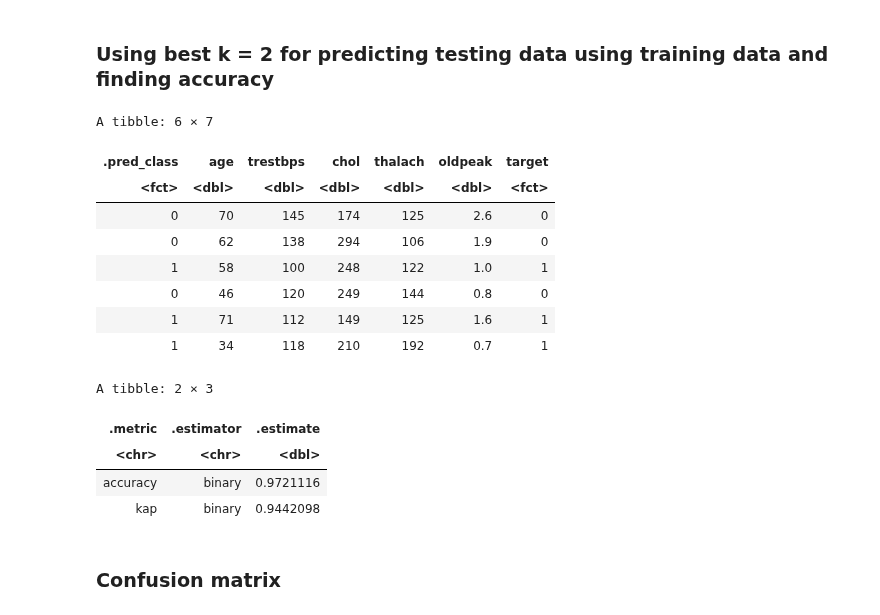
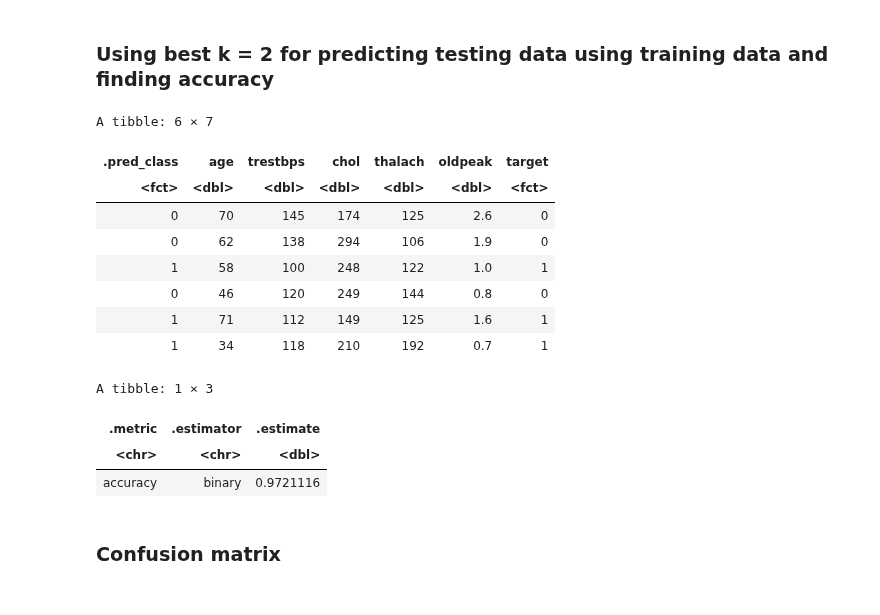
Before and after one commit to carriexu26/DSCI-Group-Project, a Jupyter notebook: heart_disease.ipynb, the cells around one changed output. Drawn from its saved outputs; the diff is of its cells as text; code cells hidden in the pictures.

```diff
--- a/heart_disease.ipynb
+++ b/heart_disease.ipynb
@@ -176,34 +176,34 @@ accuracy_versus_k
 # %%
 heart1_spec <- nearest_neighbor(weight_func = "rectangular", neighbors = 2) |>
        set_engine("kknn") |>
        set_mode("classification")
 
 heart1_fit <- workflow() |>
        add_recipe(heart_recipe) |>
        add_model(heart1_spec) |>
        fit(data = heart_train)
 heart_predictions <- predict(heart1_fit , heart_test) |>
        bind_cols(heart_test)
 
 heart_metrics <- heart_predictions |>
          metrics(truth = target, estimate = .pred_class)
 head(heart_predictions)
-heart_metrics
+accuracy <- heart_metrics |> filter(.metric == "accuracy")
+accuracy
 # %% [output]
 A tibble: 6 × 7
 | .pred_class | age | trestbps | chol | thalach | oldpeak | target |
 | <fct> | <dbl> | <dbl> | <dbl> | <dbl> | <dbl> | <fct> |
 | 0 | 70 | 145 | 174 | 125 | 2.6 | 0 |
 | 0 | 62 | 138 | 294 | 106 | 1.9 | 0 |
 | 1 | 58 | 100 | 248 | 122 | 1.0 | 1 |
 | 0 | 46 | 120 | 249 | 144 | 0.8 | 0 |
 | 1 | 71 | 112 | 149 | 125 | 1.6 | 1 |
 | 1 | 34 | 118 | 210 | 192 | 0.7 | 1 |
-A tibble: 2 × 3
+A tibble: 1 × 3
 | .metric | .estimator | .estimate |
 | <chr> | <chr> | <dbl> |
 | accuracy | binary | 0.9721116 |
-| kap | binary | 0.9442098 |
 # %% [markdown]
 ### Confusion matrix
 # %%
```
Also changed, not shown: parts of 5 cells of this notebook.
